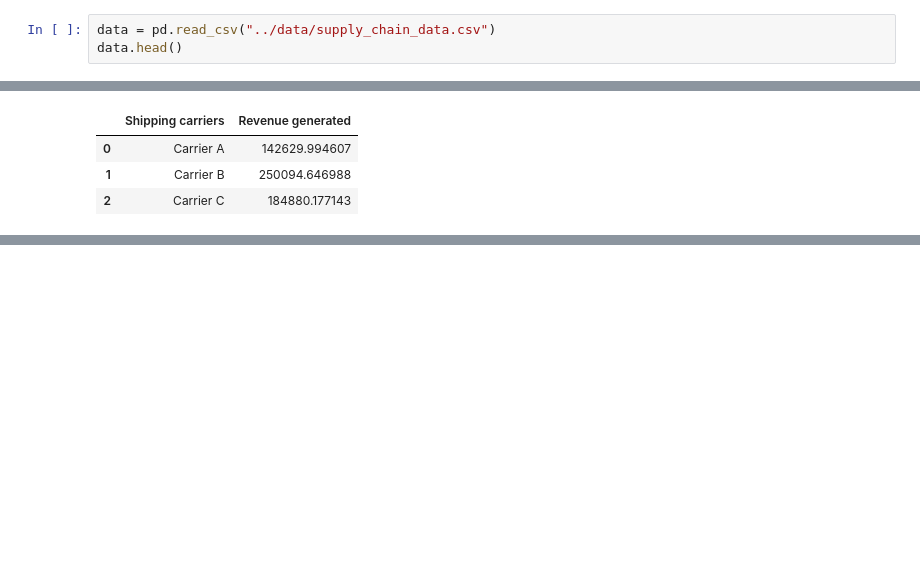
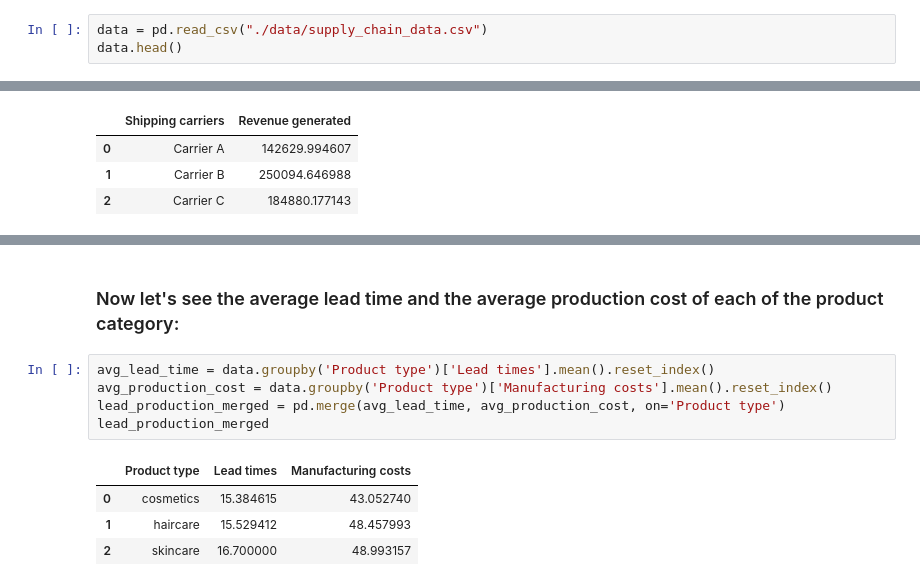
Before and after one commit to Nishan-k/Supply-chain-analysis-with-Python, a Jupyter notebook: main.ipynb, the cells around one changed output, grey strips where cells are left out. Drawn from its saved outputs; the diff is of its cells as text; blank space fills up the shorter version.

```diff
--- a/main.ipynb
+++ b/main.ipynb
@@ -7,7 +8,7 @@ pio.templates.default = 'plotly_white'
 # %% [markdown]
 ####  Reading the dataset
 # %%
-data = pd.read_csv("../data/supply_chain_data.csv")
+data = pd.read_csv("./data/supply_chain_data.csv")
 data.head()
 # %% [output]
 |  | Product type | SKU | Price | Availability | Number of products sold | Revenue generated | ... |
@@ -99,0 +114,12 @@ fig.show()
+# %% [markdown]
+### Now let's see the average lead time and the average production cost of each of the product category:
+# %%
+avg_lead_time = data.groupby('Product type')['Lead times'].mean().reset_index()
+avg_production_cost = data.groupby('Product type')['Manufacturing costs'].mean().reset_index()
+lead_production_merged = pd.merge(avg_lead_time, avg_production_cost, on='Product type')
+lead_production_merged
+# %% [output]
+|  | Product type | Lead times | Manufacturing costs |
+| 0 | cosmetics | 15.384615 | 43.052740 |
+| 1 | haircare | 15.529412 | 48.457993 |
+| 2 | skincare | 16.700000 | 48.993157 |
```
Also changed, not shown: parts of 4 cells of this notebook, 1 other file.
